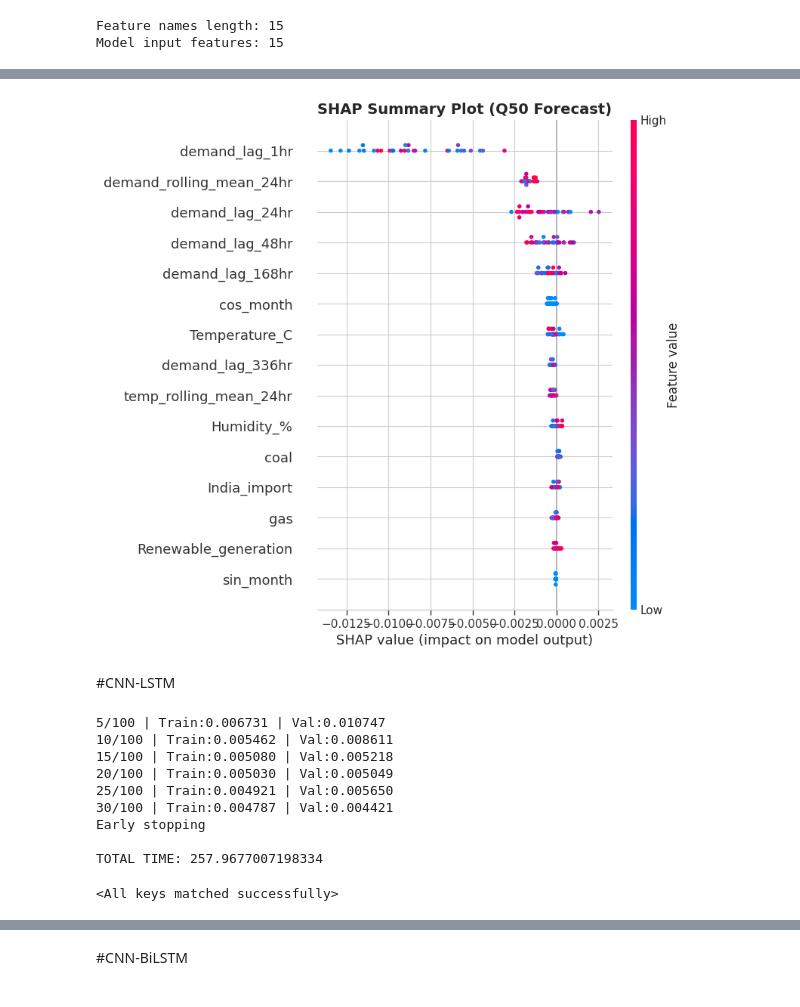
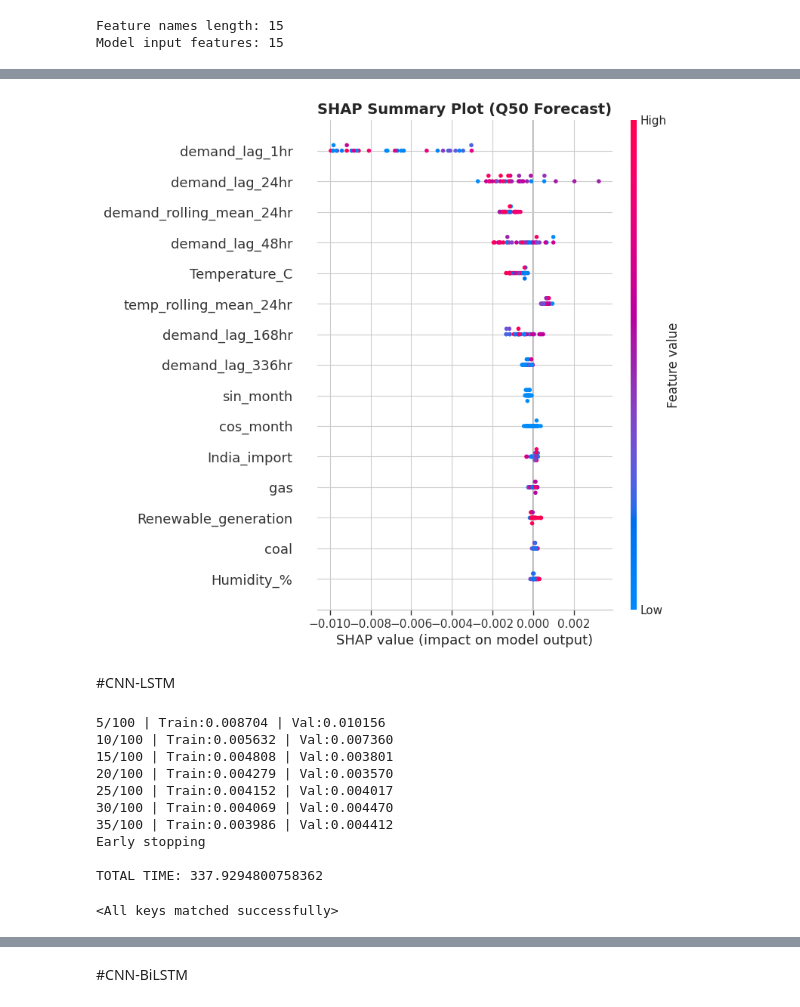
Before and after one commit to Joydas2003/Electrical-Load-Forcasting-Ml, a Jupyter notebook: Machine Learning Based short term Electrical Load Forcasting.ipynb, the cells around one changed output, grey strips where cells are left out. Saved outputs shown, nothing was run; the diff lists cells and outputs as text; code cells hidden in the pictures.

```diff
--- a/Machine Learning Based short term Electrical Load Forcasting.ipynb
+++ b/Machine Learning Based short term Electrical Load Forcasting.ipynb
@@ -1307,7 +1311,7 @@ train_loss_list = []
 val_loss_list = []
 
 best_val = np.inf
-patience = 15
+patience = 20
 counter = 0
 
 start_time = time.time()
@@ -1500,7 +1507,7 @@ class HybridModel(nn.Module):
             nn.AdaptiveMaxPool1d(1)
         )
 
-        self.cnn_dropout = nn.Dropout(0.3)
+        self.cnn_dropout = nn.Dropout(0.15)
 
         self.lstm = nn.LSTM(
             input_size=input_features,
@@ -1512,12 +1519,12 @@ class HybridModel(nn.Module):
         self.attn = Attention(64)
 
         self.bn = nn.BatchNorm1d(96)
-        self.dropout = nn.Dropout(0.25)
+        self.dropout = nn.Dropout(0.10)
 
         self.fc = nn.Sequential(
             nn.Linear(96, 64),
             nn.ReLU(),
-            nn.Dropout(0.2),
+            nn.Dropout(0.10),
             nn.Linear(64, 3)   # q10, q50, q90
         )
 
@@ -1554,7 +1561,7 @@ model = HybridModel(x_train_w.shape[2])
 
 optimizer = torch.optim.AdamW(
     model.parameters(),
-    lr=0.0003,
+    lr=0.0001,
     weight_decay=1e-4
 )
 
@@ -1567,9 +1574,7 @@ scheduler = torch.optim.lr_scheduler.ReduceLROnPlateau(
 
 epochs = 100
 
-# ==========================
 # LOSS HISTORY
-# ==========================
 train_loss_list = []
 val_loss_list = []
 
@@ -1582,7 +1587,7 @@ val_q50_loss = []
 val_q90_loss = []
 
 best = np.inf
-patience = 15
+patience = 20
 counter = 0
 
 device = torch.device(
@@ -1626,9 +1631,7 @@ for epoch in range(epochs):
 
         train_loss += loss.item()
 
-        # -----------------------
         # Individual Train Loss
-        # -----------------------
         e10 = yb - out[:, 0:1]
         l10 = torch.mean(
             torch.max((0.1-1)*e10, 0.1*e10)
@@ -1648,9 +1651,7 @@ for epoch in range(epochs):
         tq50 += l50.item()
         tq90 += l90.item()
 
-    # ==========================
     # VALIDATION
-    # ==========================
     model.eval()
 
     val_loss = 0
@@ -1691,9 +1692,7 @@ for epoch in range(epochs):
             vq50 += l50.item()
             vq90 += l90.item()
 
-    # ==========================
     # AVERAGE LOSS
-    # ==========================
     train_loss /= len(train_loader)
     val_loss /= len(val_loader)
 
@@ -1705,9 +1704,7 @@ for epoch in range(epochs):
     vq50 /= len(val_loader)
     vq90 /= len(val_loader)
 
-    # ==========================
     # SAVE LOSS HISTORY
-    # ==========================
     train_loss_list.append(train_loss)
     val_loss_list.append(val_loss)
 
@@ -1721,9 +1718,7 @@ for epoch in range(epochs):
 
     scheduler.step(val_loss)
 
-    # ==========================
     # SAVE BEST MODEL
-    # ==========================
     if val_loss < best:
 
         best = val_loss
@@ -1750,9 +1745,7 @@ for epoch in range(epochs):
 
         break
 
-    # ==========================
     # PROGRESS
-    # ==========================
     if (epoch + 1) % 5 == 0:
 
         print(
@@ -1762,13 +1755,13 @@ for epoch in range(epochs):
         )
 
         print(
-            f"Train(Q10/Q50/Q90): "
-            f"{tq10:.6f} / {tq50:.6f} / {tq90:.6f}"
+            f"Train(Q10|Q50|Q90): "
+            f"{tq10:.6f} | {tq50:.6f} | {tq90:.6f}"
         )
 
         print(
             f"Val(Q10/Q50/Q90): "
-            f"{vq10:.6f} / {vq50:.6f} / {vq90:.6f}"
+            f"{vq10:.6f} | {vq50:.6f} | {vq90:.6f}"
         )
 
 model.load_state_dict(
@@ -2550,6 +2548,6 @@ plt.show()
 # %%
 plt.figure(
-    figsize=(11,6)
+    figsize=(16,10)
 )
 
 shap.summary_plot(
@@ -2566,12 +2564,10 @@ plt.title(
 )
 
 plt.tight_layout()
+plt.savefig("plot.png", dpi=300, bbox_inches='tight')
+from google.colab import files
 
-plt.savefig(
-    "shap_beeswarm.png",
-    dpi=300,
-    bbox_inches="tight"
-)
-
+files.download("plot.png")
 plt.show()
+plt.close()
 # %% [output]
@@ -2578,4 +2576,4 @@ plt.show()
-[figure, old version]
+[figure, new version]
 # %% [markdown]
 #CNN-LSTM
 # %%
@@ -2660,7 +2658,7 @@ train_loss_list = []
 val_loss_list = []
 
 best_val = np.inf
-patience = 15
+patience = 20
 counter = 0
 
 start_time = time.time()
@@ -2742,15 +2740,16 @@ model.load_state_dict(
     torch.load("best_model.pt")
 )
 # %% [output]
-5/100 | Train:0.006731 | Val:0.010747
-10/100 | Train:0.005462 | Val:0.008611
-15/100 | Train:0.005080 | Val:0.005218
-20/100 | Train:0.005030 | Val:0.005049
-25/100 | Train:0.004921 | Val:0.005650
-30/100 | Train:0.004787 | Val:0.004421
+5/100 | Train:0.008704 | Val:0.010156
+10/100 | Train:0.005632 | Val:0.007360
+15/100 | Train:0.004808 | Val:0.003801
+20/100 | Train:0.004279 | Val:0.003570
+25/100 | Train:0.004152 | Val:0.004017
+30/100 | Train:0.004069 | Val:0.004470
+35/100 | Train:0.003986 | Val:0.004412
 Early stopping
 
-TOTAL TIME: 257.9677007198334
+TOTAL TIME: 337.9294800758362
 <All keys matched successfully>
 # %%
 model.to(device)
```
Also changed, not shown: parts of 40 cells of this notebook.
